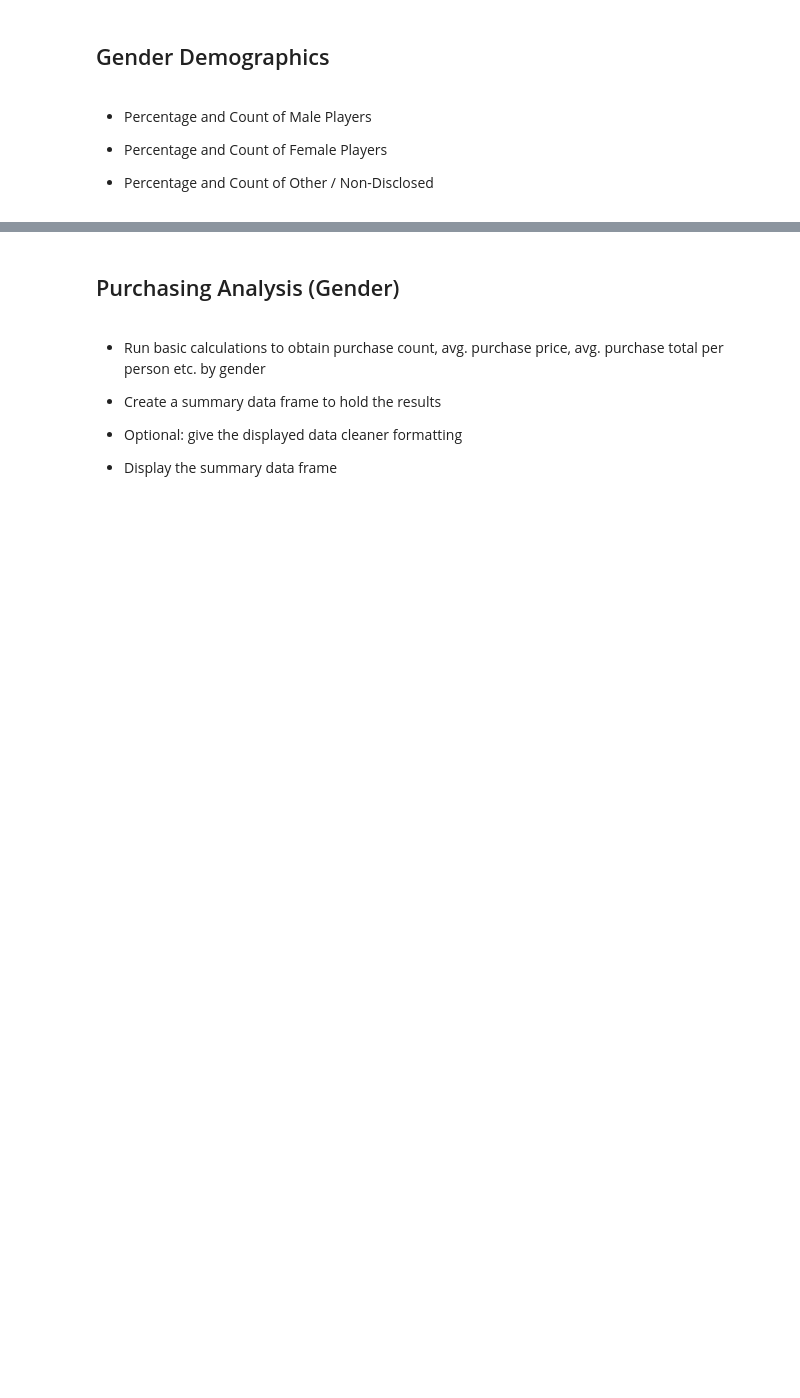
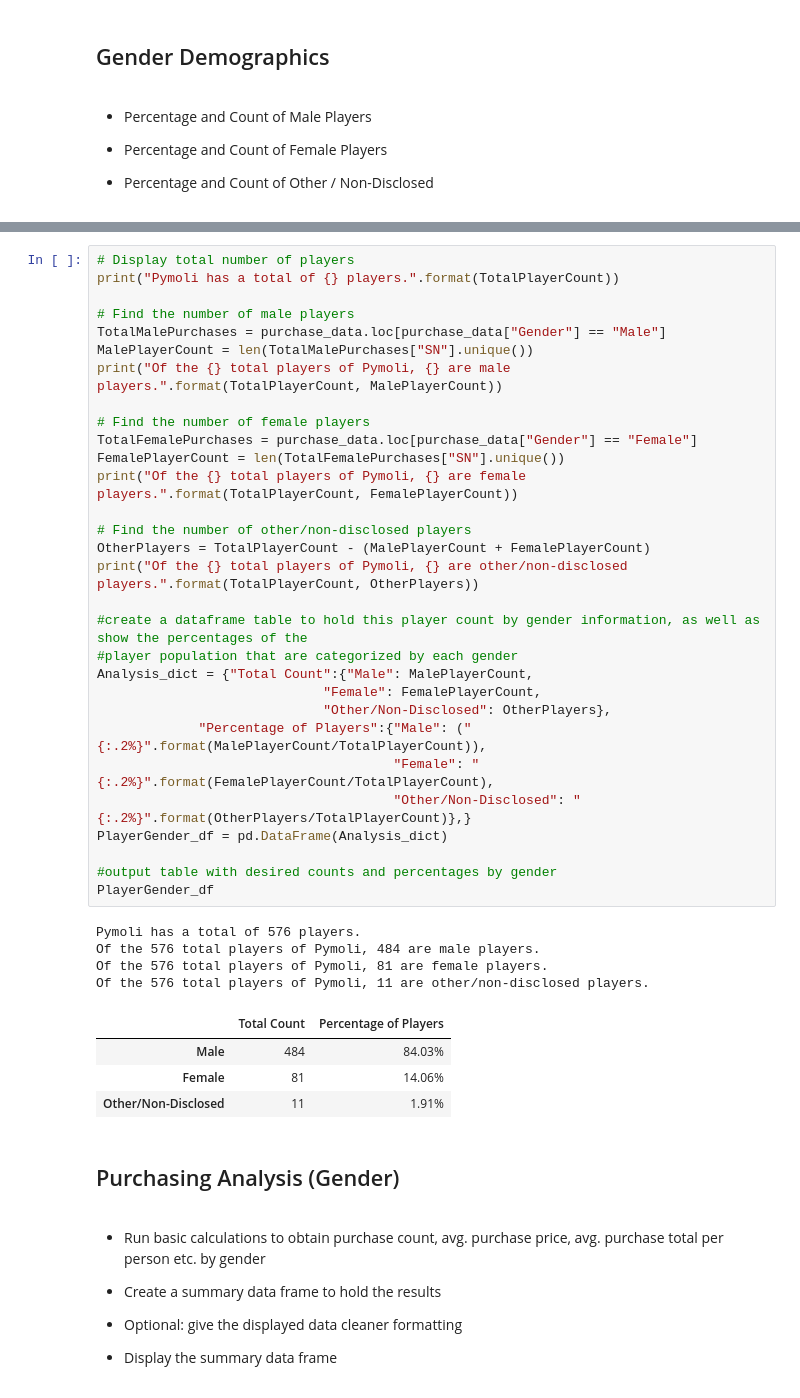
Before and after one commit to AlineHornoff/panda_challenge, a Jupyter notebook: HerosOfPymoli/HeroesOfPymoli_starter.ipynb, the cells around one changed output, grey strips where cells are left out. Saved outputs shown, nothing was run; the diff lists cells and outputs as text; blank space fills up the shorter version.

Commit message:
Added code for Gender Demographics

```diff
--- a/HerosOfPymoli/HeroesOfPymoli_starter.ipynb
+++ b/HerosOfPymoli/HeroesOfPymoli_starter.ipynb
@@ -137,3 +139,42 @@ The total revenue for in-game item purchases amounted to $2,379.77:
+# %%
+# Display total number of players
+print("Pymoli has a total of {} players.".format(TotalPlayerCount))
+
+# Find the number of male players
+TotalMalePurchases = purchase_data.loc[purchase_data["Gender"] == "Male"]
+MalePlayerCount = len(TotalMalePurchases["SN"].unique())
+print("Of the {} total players of Pymoli, {} are male players.".format(TotalPlayerCount, MalePlayerCount))
+
+# Find the number of female players
+TotalFemalePurchases = purchase_data.loc[purchase_data["Gender"] == "Female"]
+FemalePlayerCount = len(TotalFemalePurchases["SN"].unique())
+print("Of the {} total players of Pymoli, {} are female players.".format(TotalPlayerCount, FemalePlayerCount))
+
+# Find the number of other/non-disclosed players
+OtherPlayers = TotalPlayerCount - (MalePlayerCount + FemalePlayerCount)
+print("Of the {} total players of Pymoli, {} are other/non-disclosed players.".format(TotalPlayerCount, OtherPlayers))
+
+#create a dataframe table to hold this player count by gender information, as well as show the percentages of the
+#player population that are categorized by each gender
+Analysis_dict = {"Total Count":{"Male": MalePlayerCount,
+                             "Female": FemalePlayerCount,
+                             "Other/Non-Disclosed": OtherPlayers},
+             "Percentage of Players":{"Male": ("{:.2%}".format(MalePlayerCount/TotalPlayerCount)),
+                                      "Female": "{:.2%}".format(FemalePlayerCount/TotalPlayerCount),
+                                      "Other/Non-Disclosed": "{:.2%}".format(OtherPlayers/TotalPlayerCount)},}
+PlayerGender_df = pd.DataFrame(Analysis_dict)
+
+#output table with desired counts and percentages by gender
+PlayerGender_df
+# %% [output]
+Pymoli has a total of 576 players.
+Of the 576 total players of Pymoli, 484 are male players.
+Of the 576 total players of Pymoli, 81 are female players.
+Of the 576 total players of Pymoli, 11 are other/non-disclosed players.
+|  | Total Count | Percentage of Players |
+| Male | 484 | 84.03% |
+| Female | 81 | 14.06% |
+| Other/Non-Disclosed | 11 | 1.91% |
 # %% [markdown]
 
 ## Purchasing Analysis (Gender)
```
Also changed, not shown: parts of 3 cells of this notebook.
